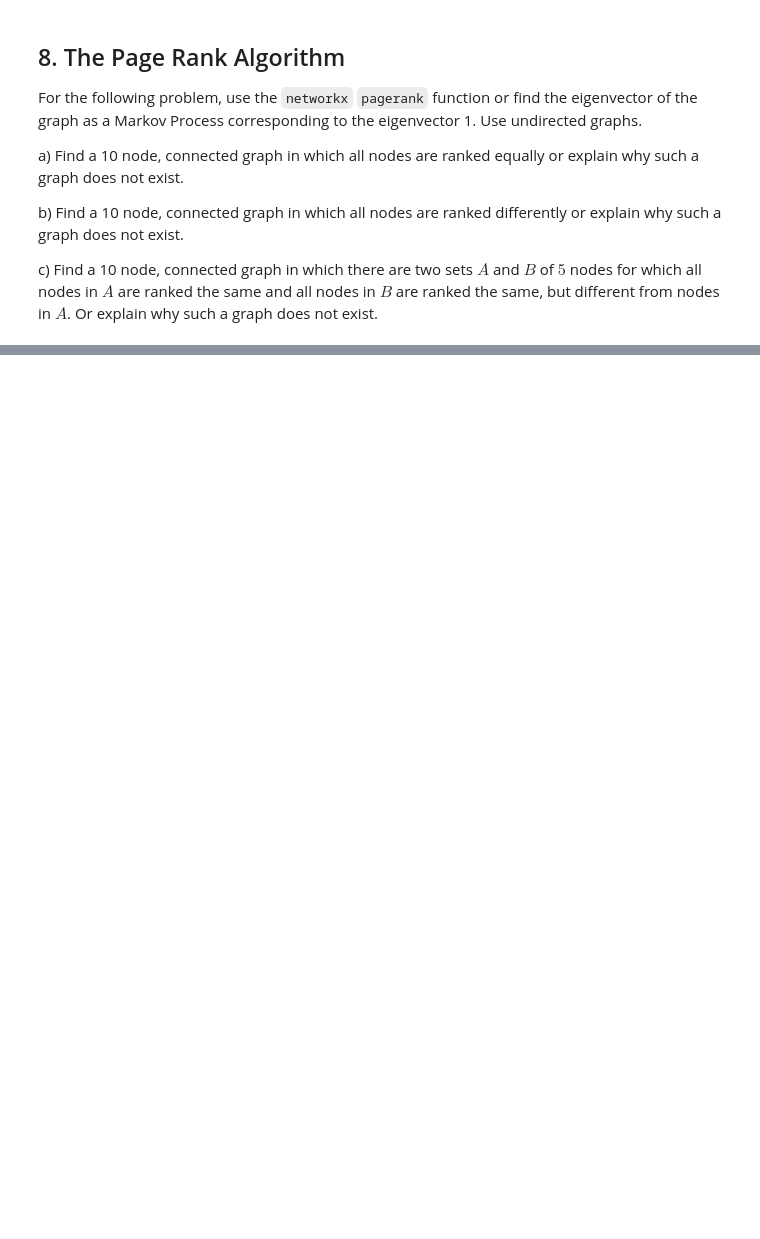
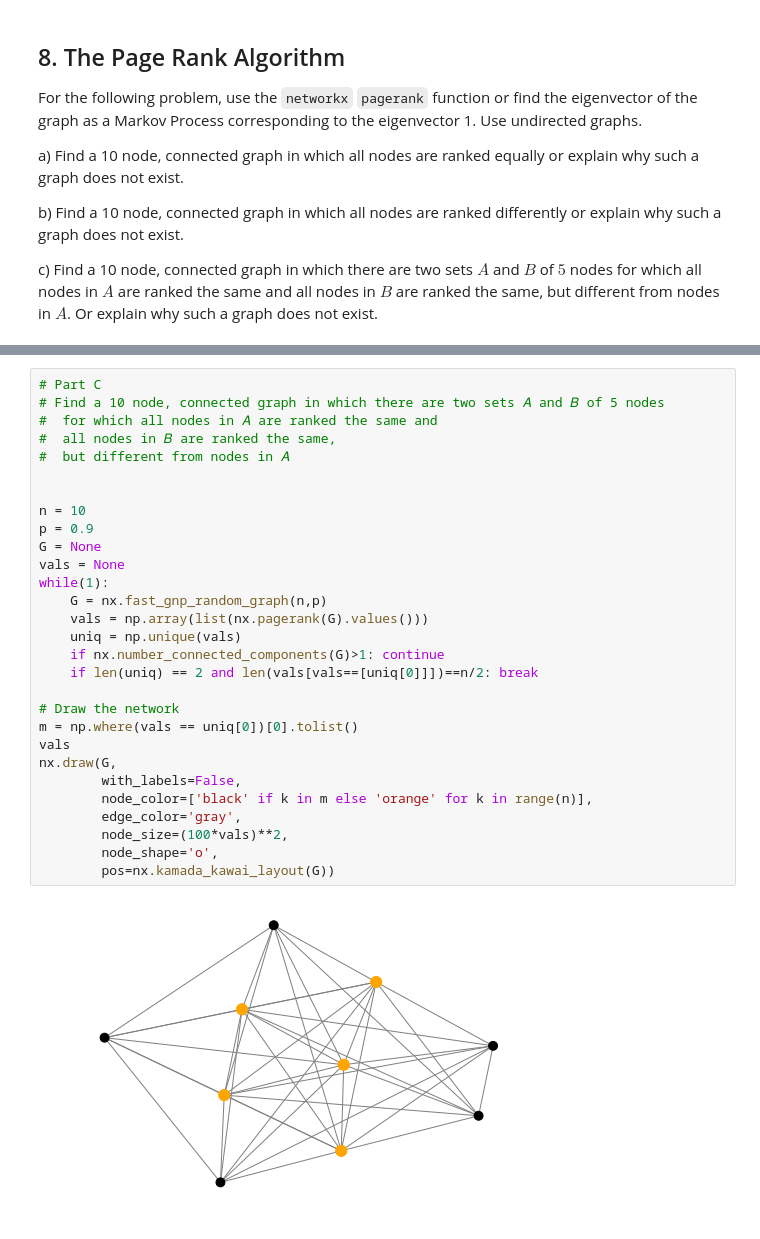
Before and after one commit to kegedy/EE502P, a Jupyter notebook: hw/kevin/HW08.ipynb, the cells around one changed output, grey strips where cells are left out. Drawn from its saved outputs; the diff is of its cells as text; blank space fills up the shorter version.

```diff
--- a/hw/kevin/HW08.ipynb
+++ b/hw/kevin/HW08.ipynb
@@ -670,0 +713,31 @@ max(vals),m
+# %%
+# Part C
+# Find a 10 node, connected graph in which there are two sets 𝐴 and 𝐵 of 5 nodes
+#  for which all nodes in 𝐴 are ranked the same and
+#  all nodes in 𝐵 are ranked the same,
+#  but different from nodes in 𝐴
+
+
+n = 10
+p = 0.9
+G = None
+vals = None
+while(1):
+    G = nx.fast_gnp_random_graph(n,p)
+    vals = np.array(list(nx.pagerank(G).values()))
+    uniq = np.unique(vals)
+    if nx.number_connected_components(G)>1: continue
+    if len(uniq) == 2 and len(vals[vals==[uniq[0]]])==n/2: break
+
+# Draw the network
+m = np.where(vals == uniq[0])[0].tolist()
+vals
+nx.draw(G,
+        with_labels=False,
+        node_color=['black' if k in m else 'orange' for k in range(n)],
+        edge_color='gray',
+        node_size=(100*vals)**2,
+        node_shape='o',
+        pos=nx.kamada_kawai_layout(G))
+# %% [output]
+[figure, added]
```
Also changed, not shown: parts of 11 cells of this notebook.
